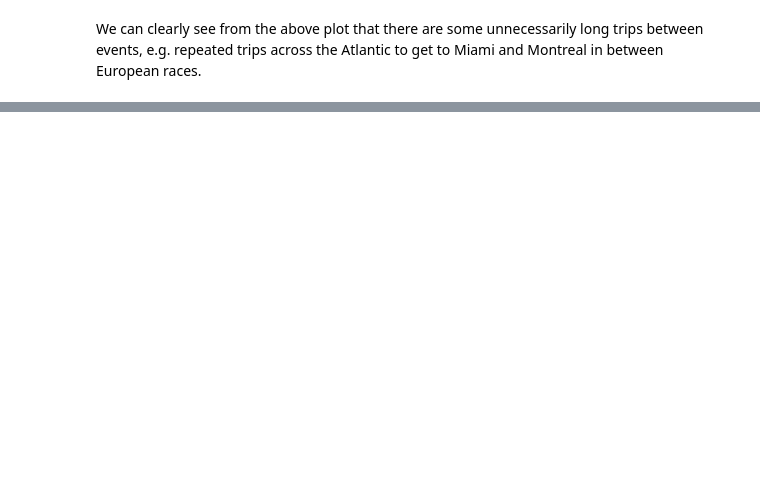
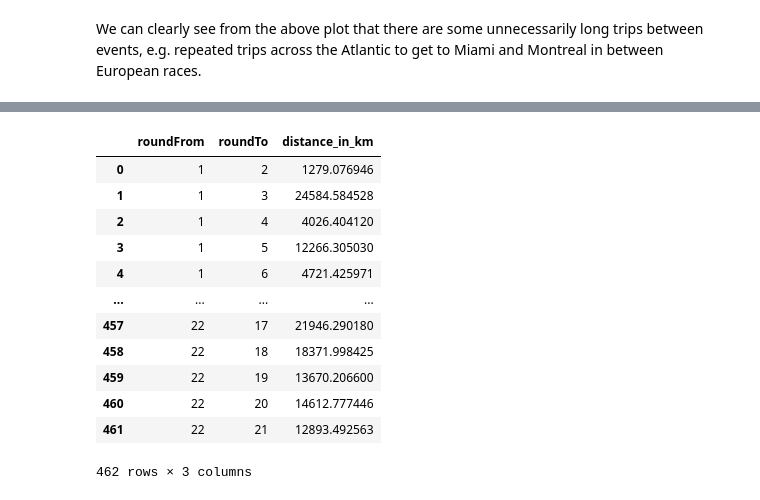
Before and after one commit to FraserTarbet/F1-calendar-optimisation, a Jupyter notebook: Calendar optimisation.ipynb, the cells around one changed output, grey strips where cells are left out. Saved outputs shown, nothing was run; the diff lists cells and outputs as text; code cells hidden in the pictures; blank space fills up the shorter version.

Commit message:
distance matrix

```diff
--- a/Calendar optimisation.ipynb
+++ b/Calendar optimisation.ipynb
@@ -96,0 +115,33 @@ We can clearly see from the above plot that there are some unnecessarily long tr
+# %%
+
+season_gdf = get_season_geodataframe(2022)
+
+# Create matrix of distances between all points
+distance_frames = []
+for i in range(0, len(season_gdf.index)):
+    gdf = season_gdf.copy()
+    gdf["distance_in_km"] = gdf["geometry"].distance(season_gdf["geometry"].iloc[i]) / 1000
+    gdf.drop(i, inplace=True)
+    gdf["roundFrom"] = season_gdf["round"].iloc[i]
+    gdf.rename(columns={"round":"roundTo"}, inplace=True)
+    distance_frames.append(gdf[["roundFrom", "roundTo", "distance_in_km"]])
+
+distance_matrix = pd.concat(distance_frames)
+
+distance_matrix.reset_index(inplace=True, drop=True)
+
+distance_matrix
+# %% [output]
+|  | roundFrom | roundTo | distance_in_km |
+| 0 | 1 | 2 | 1279.076946 |
+| 1 | 1 | 3 | 24584.584528 |
+| 2 | 1 | 4 | 4026.404120 |
+| 3 | 1 | 5 | 12266.305030 |
+| 4 | 1 | 6 | 4721.425971 |
+| ... | ... | ... | ... |
+| 457 | 22 | 17 | 21946.290180 |
+| 458 | 22 | 18 | 18371.998425 |
+| 459 | 22 | 19 | 13670.206600 |
+| 460 | 22 | 20 | 14612.777446 |
+| 461 | 22 | 21 | 12893.492563 |
+462 rows × 3 columns
```
Also changed, not shown: parts of 4 cells of this notebook.
